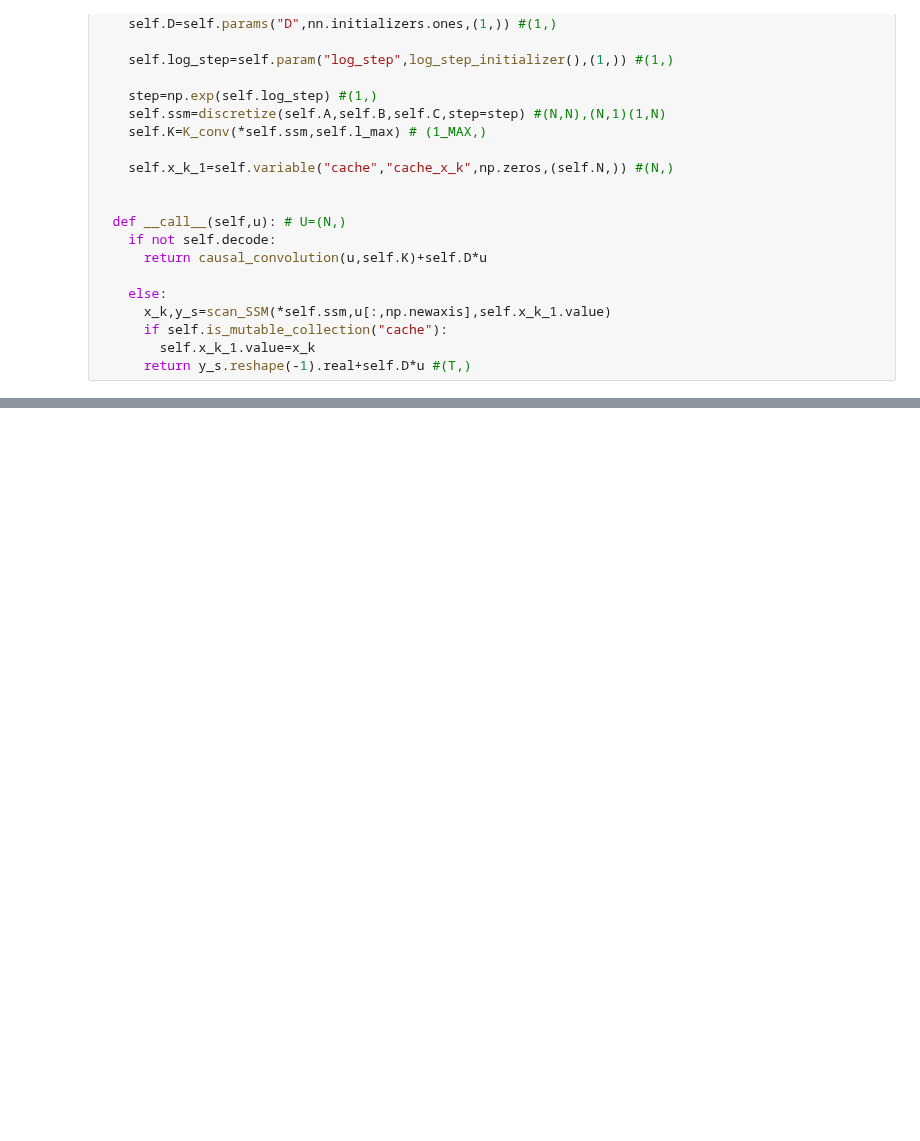
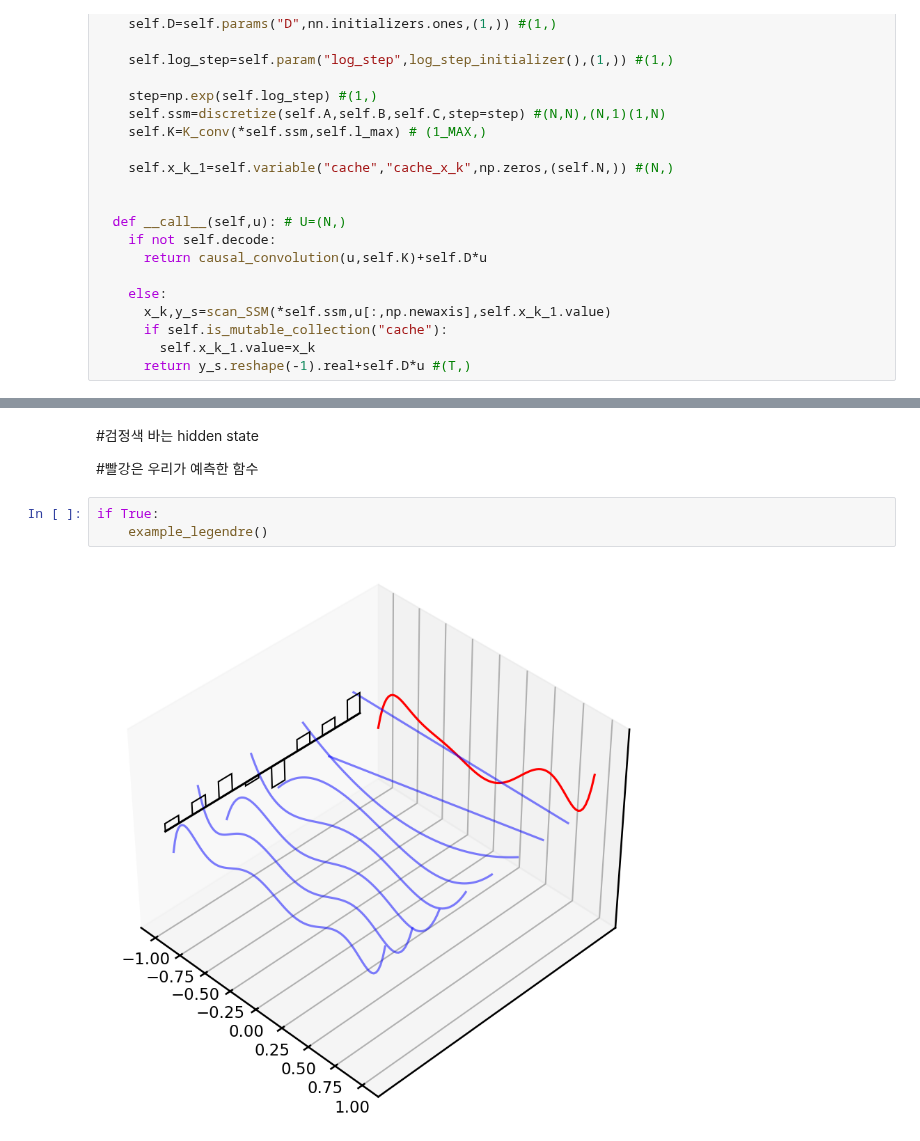
Before and after one commit to kimdonggyu2008/Personal_Study, a Jupyter notebook: S4.ipynb, the cells around one changed output, grey strips where cells are left out. Saved outputs shown, nothing was run; the diff lists cells and outputs as text; blank space fills up the shorter version.

```diff
--- a/S4.ipynb
+++ b/S4.ipynb
@@ -219,0 +382,9 @@ class SSMLayer(nn.Module):
+# %% [markdown]
+#검정색 바는 hidden state
+
+#빨강은 우리가 예측한 함수
+# %%
+if True:
+    example_legendre()
+# %% [output]
+[figure, added]
```
Also changed, not shown: parts of 29 cells of this notebook.
